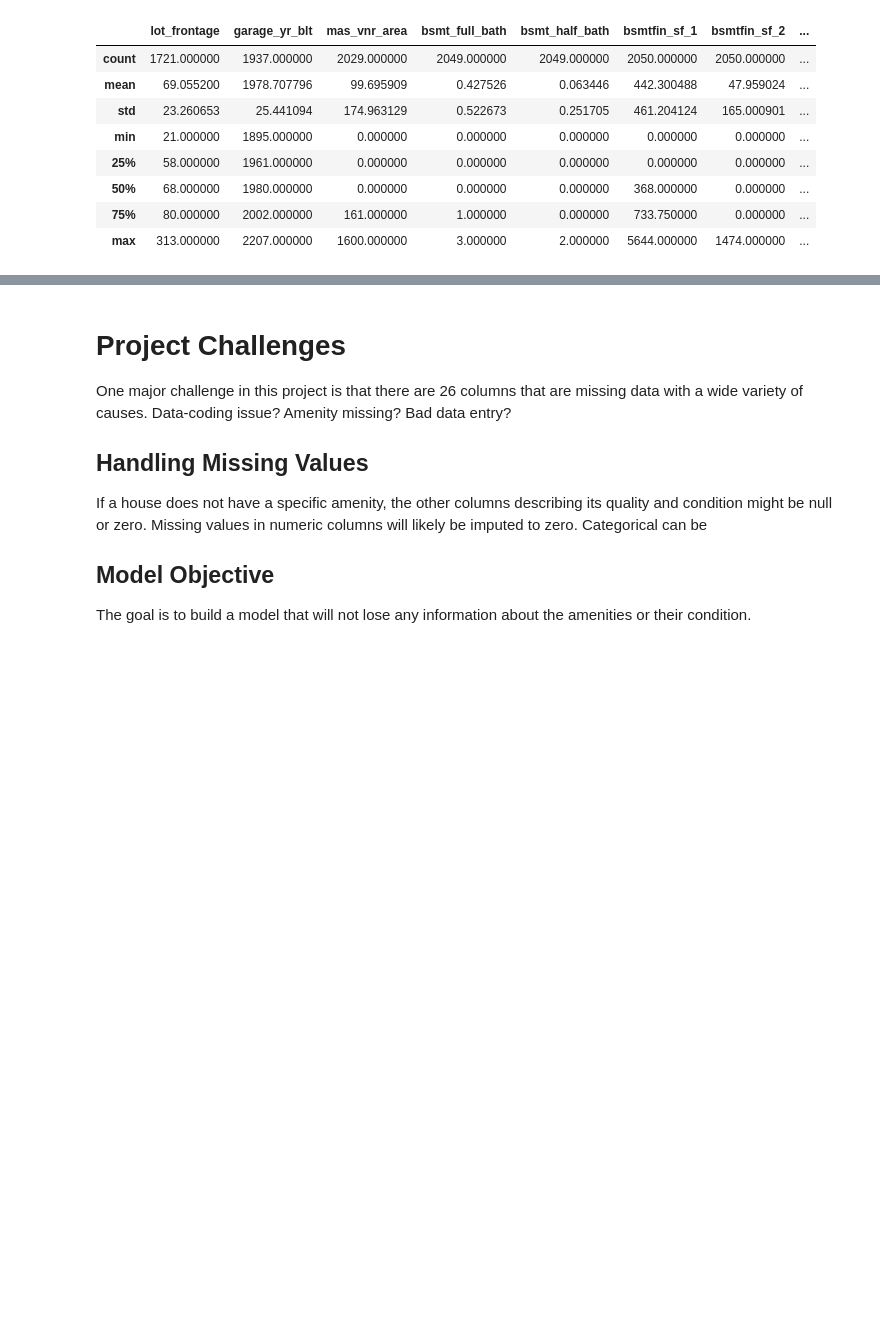
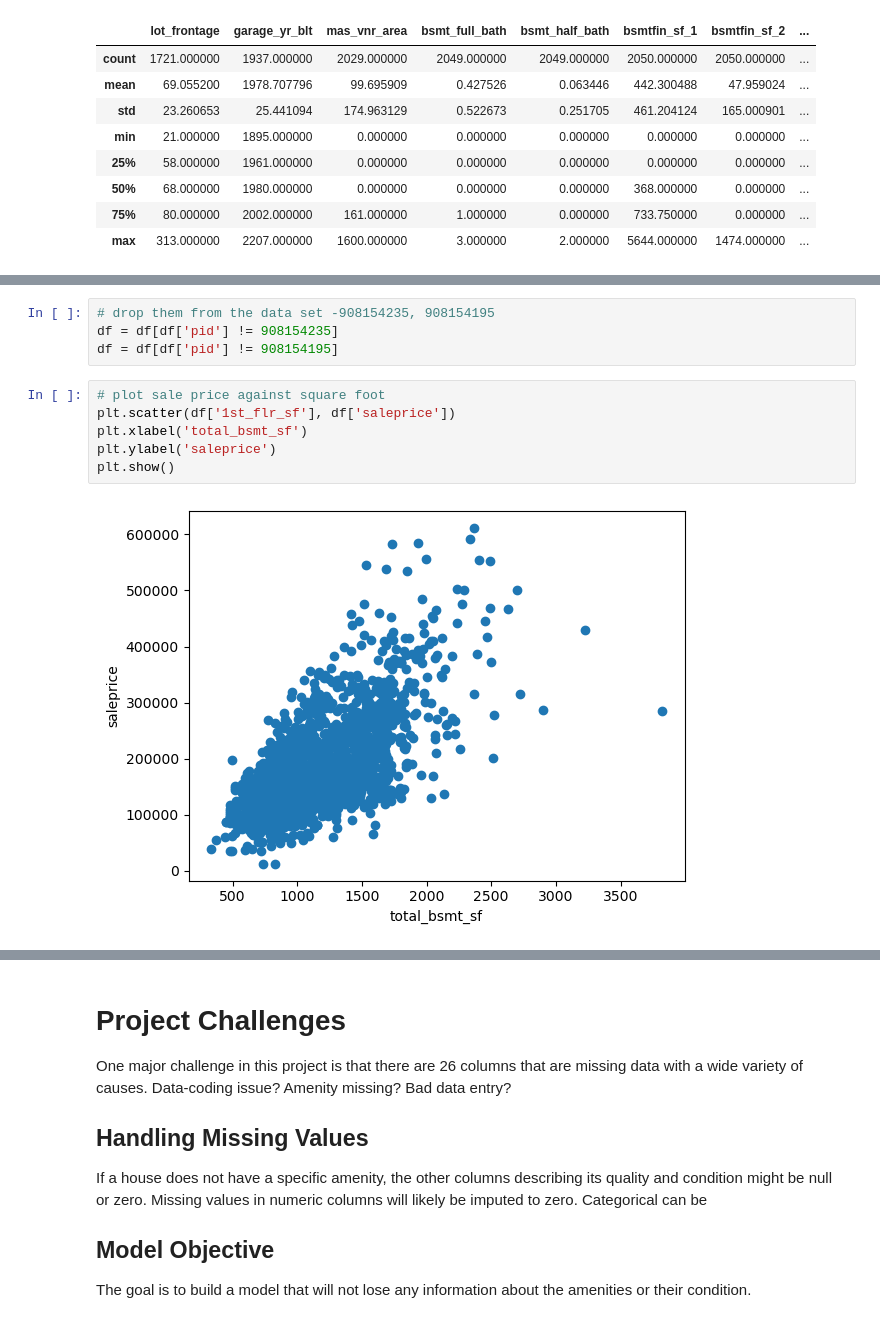
Before and after one commit to seanhulseman/Ames-Housing-Price-Prediction, a Jupyter notebook: code/ames_housing_project_organized.ipynb, the cells around one changed output, grey strips where cells are left out. Drawn from its saved outputs; the diff is of its cells as text; blank space fills up the shorter version.

```diff
--- a/code/ames_housing_project_organized.ipynb
+++ b/code/ames_housing_project_organized.ipynb
@@ -120,0 +217,12 @@ df_numeric.describe()
+# %%
+# drop them from the data set -908154235, 908154195
+df = df[df['pid'] != 908154235]
+df = df[df['pid'] != 908154195]
+# %%
+# plot sale price against square foot
+plt.scatter(df['1st_flr_sf'], df['saleprice'])
+plt.xlabel('total_bsmt_sf')
+plt.ylabel('saleprice')
+plt.show()
+# %% [output]
+[figure, added]
```
Also changed, not shown: parts of 53 cells of this notebook, 2 other files.
